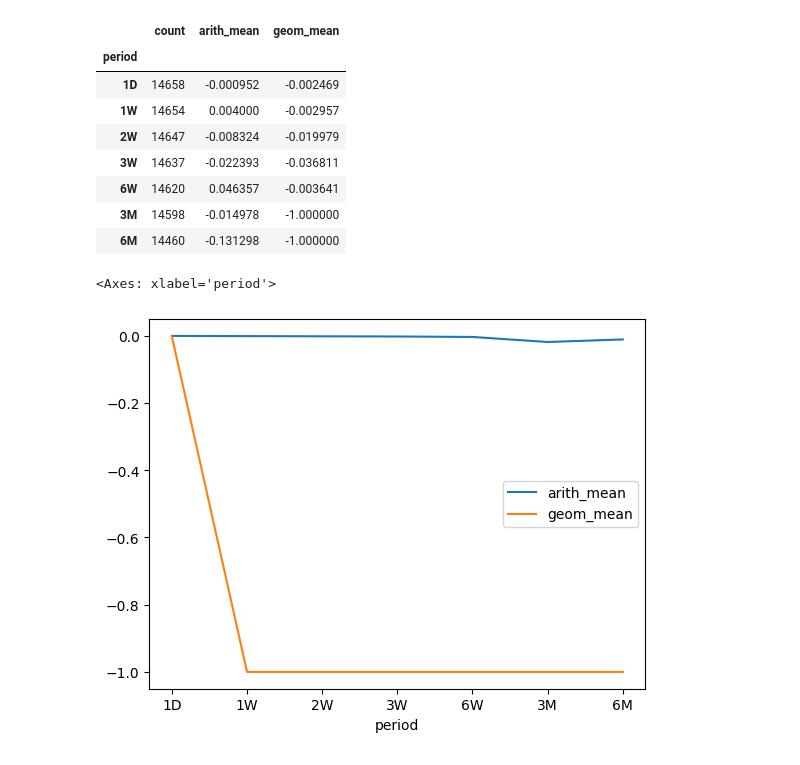
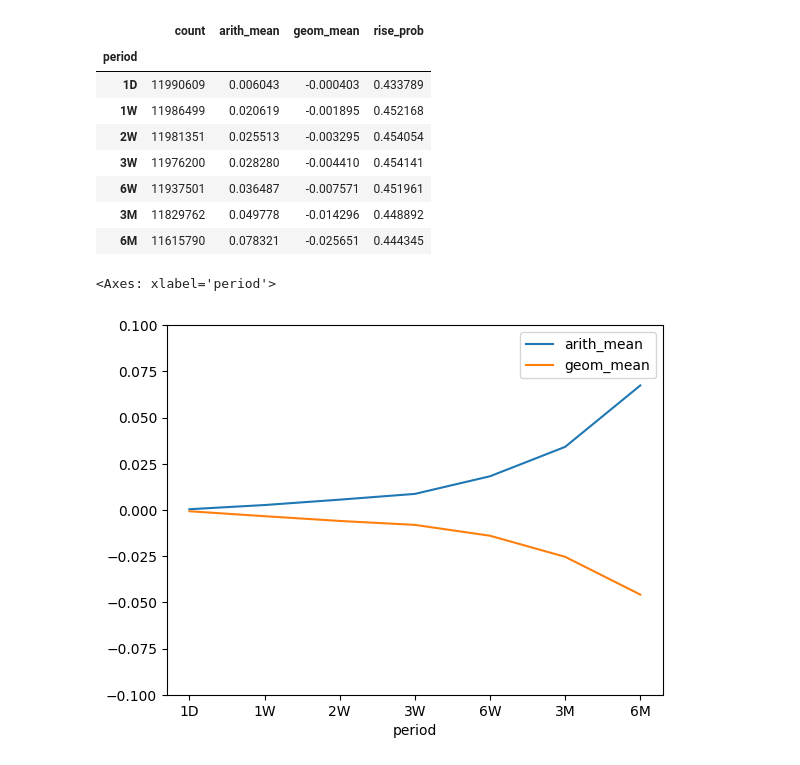
Before and after one commit to gem763/metricstudio, a Jupyter notebook: main.ipynb, the cells around one changed output. Drawn from its saved outputs; the diff is of its cells as text; code cells hidden in the pictures.

```diff
--- a/main.ipynb
+++ b/main.ipynb
@@ -14,20 +45,20 @@ adjclose = pd.read_pickle('static/kospi_adjclose.pkl')
 from src.backtest import backtest
 from src.pattern import all as all_pattern
 
-result = backtest(all_pattern, start_date="2000-01-01", end_date="2000-01-31")
+result, rtns = backtest(all_pattern, start_date="2000-01-01", end_date="2025-12-31")
 result
 # %% [output]
-|  | count | arith_mean | geom_mean |
-| period |  |  |  |
-| 1D | 14658 | -0.000952 | -0.002469 |
-| 1W | 14654 | 0.004000 | -0.002957 |
-| 2W | 14647 | -0.008324 | -0.019979 |
-| 3W | 14637 | -0.022393 | -0.036811 |
-| 6W | 14620 | 0.046357 | -0.003641 |
-| 3M | 14598 | -0.014978 | -1.000000 |
-| 6M | 14460 | -0.131298 | -1.000000 |
+|  | count | arith_mean | geom_mean | rise_prob |
+| period |  |  |  |  |
+| 1D | 11990609 | 0.006043 | -0.000403 | 0.433789 |
+| 1W | 11986499 | 0.020619 | -0.001895 | 0.452168 |
+| 2W | 11981351 | 0.025513 | -0.003295 | 0.454054 |
+| 3W | 11976200 | 0.028280 | -0.004410 | 0.454141 |
+| 6W | 11937501 | 0.036487 | -0.007571 | 0.451961 |
+| 3M | 11829762 | 0.049778 | -0.014296 | 0.448892 |
+| 6M | 11615790 | 0.078321 | -0.025651 | 0.444345 |
 # %%
-result[['arith_mean', 'geom_mean']].plot()
+result[['arith_mean', 'geom_mean']].plot(ylim=(-0.1, 0.1))
 # %% [output]
 <Axes: xlabel='period'>
-[figure, old version]
+[figure, new version]
```
Also changed, not shown: parts of 6 cells of this notebook, 14 other files.
